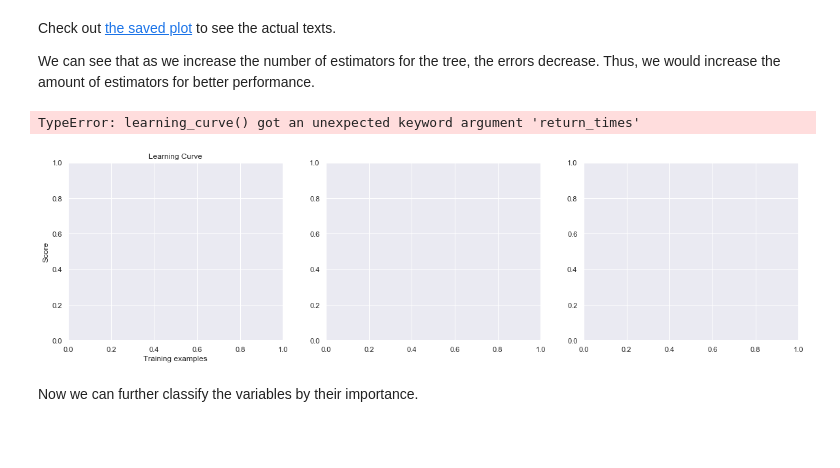
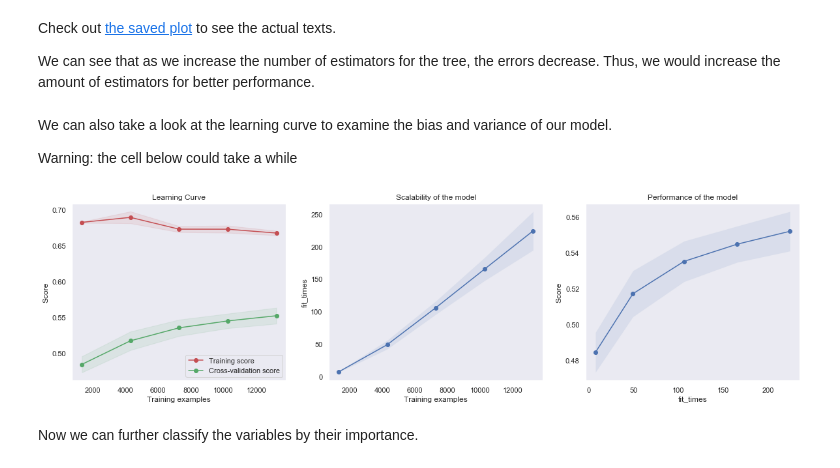
Before and after one commit to Zackhardtoname/airbnb_dataset_challenge, a Jupyter notebook: scripts/modeling_evaluation.ipynb, the cells around one changed output. Saved outputs shown, nothing was run; the diff lists cells and outputs as text; code cells hidden in the pictures; blank space fills up the shorter version.

Commit message:
Finish grid search Draw learning curve Write model diagnostic

```diff
--- a/scripts/modeling_evaluation.ipynb
+++ b/scripts/modeling_evaluation.ipynb
@@ -20,6 +21,9 @@ from IPython.display import HTML
 import helpers
 # %% [markdown]
 ## Grid Search
+# %%
+# runtime parameter
+grid_search = False
 # %%
 # Part of the rationale behind the train test split is inspired by this post: https://www.analyticsvidhya.com/blog/2016/02/complete-guide-parameter-tuning-gradient-boosting-gbm-python/
 
@@ -44,5 +48,9 @@ rgs = ensemble.GradientBoostingRegressor(learning_rate=0.01, loss='ls', warm_sta
 Warning: the following cell could take a while (around 2 hours in my case) to run
 I could search for the best parameters in groups, but here I chose to search all together to keep the code simple and short
 # %%
-g_search = GridSearchCV(estimator=rgs, param_grid=params, scoring='neg_mean_squared_error', n_jobs=-2, iid=False, cv=3, verbose=10)
-g_search.fit(X_train, y_train)
+if grid_search:
+    g_search = GridSearchCV(estimator=rgs, param_grid=params, scoring='neg_mean_squared_error', n_jobs=-2, iid=False, cv=3, verbose=10)
+    g_search.fit(X_train, y_train)
+    joblib.dump(g_search, open('../models/g_search.pkl', 'wb'))
+else:
+    g_search = joblib.load(open('../models/g_search.pkl', 'rb'))
@@ -147,13 +119,23 @@ plt.savefig('../imgs/deviance.png')
 Check out [the saved plot](../imgs/deviance.png) to see the actual texts.
 
 We can see that as we increase the number of estimators for the tree, the errors decrease. Thus, we would increase the amount of estimators for better performance.
+# %% [markdown]
+We can also take a look at the learning curve to examine the bias and variance of our model.
+
+Warning: the cell below could take a while
 # %%
-cv = ShuffleSplit(n_splits=100, test_size=0.2, random_state=0)
-plt = helpers.plot_learning_curve(rgs, "Learning Curve", X_train, y_train, cv=cv, n_jobs=-1)
+from sklearn.model_selection import learning_curve
+
+# cv = ShuffleSplit(n_splits=100, test_size=0.2, random_state=0)
+params = g_search.best_params_
+params["learning_rate"] = .01
+params["loss"] = 'ls'
+params["warm_start"] = True
+
+train_scores_mean = helpers.plot_learning_curve(ensemble.GradientBoostingRegressor(**params), "Learning Curve", X_train, y_train, n_jobs=-1)
 plt.show()
 # %% [output]
-TypeError: learning_curve() got an unexpected keyword argument 'return_times'
-[figure, old version]
+[figure, new version]
 # %% [markdown]
 Now we can further classify the variables by their importance.
 # %%
```
Also changed, not shown: parts of 8 cells of this notebook, 2 other files.
